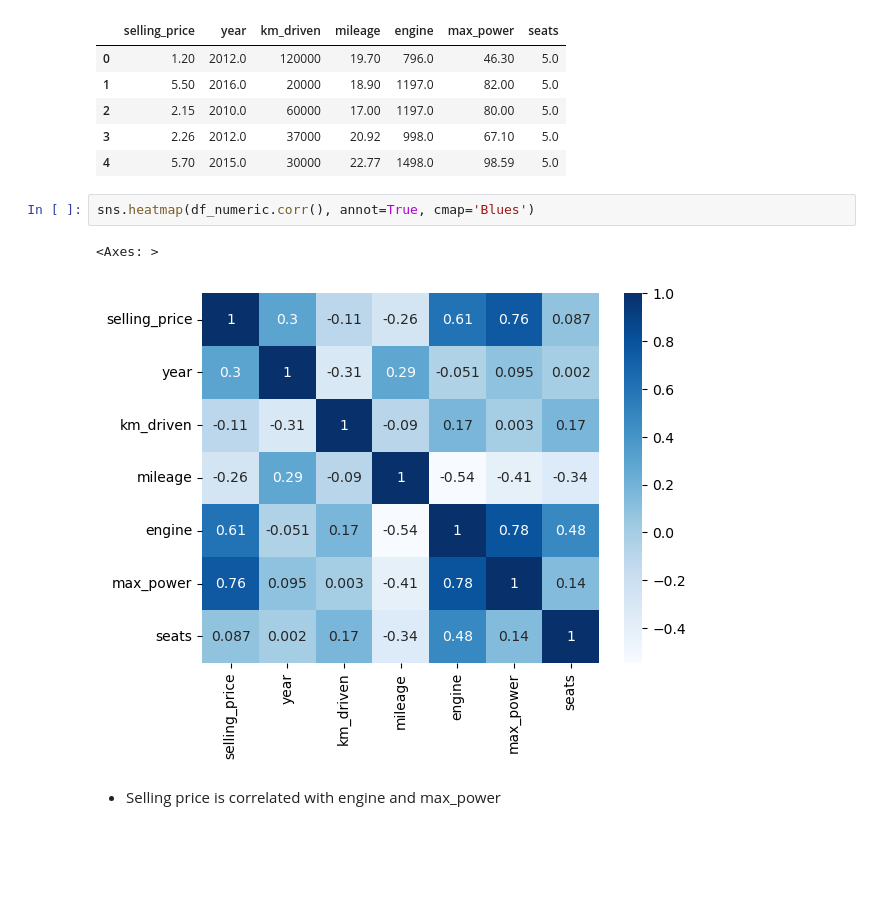
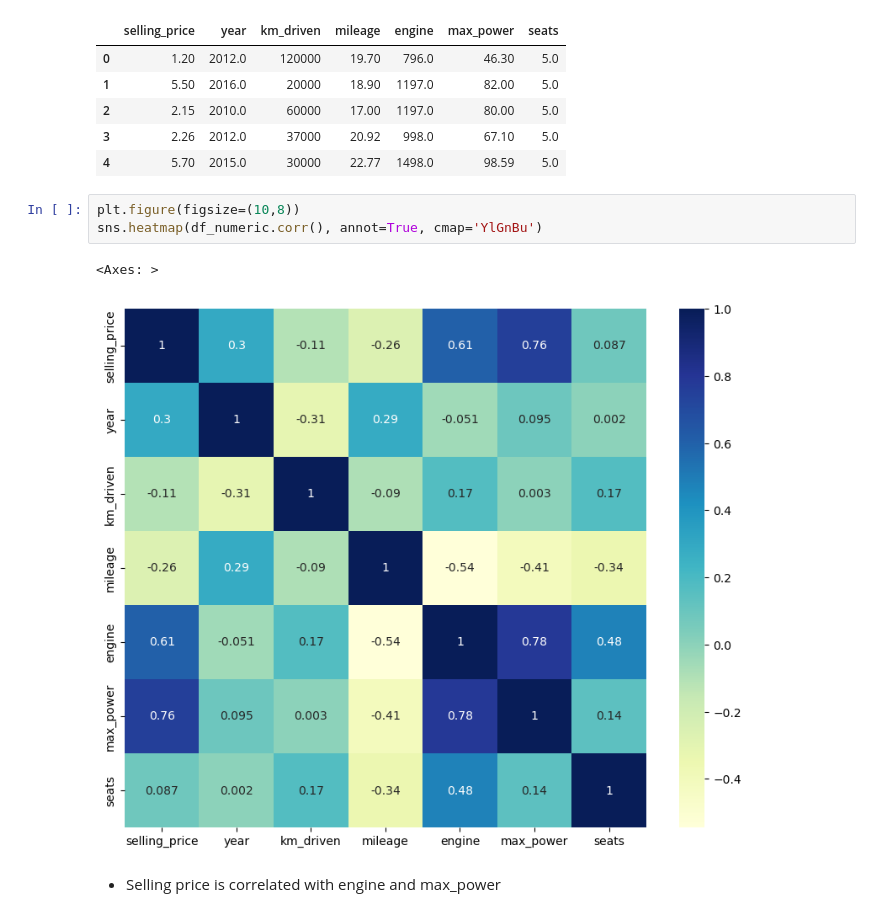
Before and after one commit to UpendraSinghRathore85/ML-Projects-Python, a Jupyter notebook: LinearRegression/01 cars24_eda .ipynb, the cells around one changed output. Cells and saved outputs as stored; diff of their text form; blank space fills up the shorter version.

```diff
--- a/LinearRegression/cars24_eda.ipynb
+++ b/LinearRegression/01 cars24_eda .ipynb
@@ -135,10 +135,11 @@ df_numeric.head()
 | 3 | 2.26 | 2012.0 | 37000 | 20.92 | 998.0 | 67.10 | 5.0 |
 | 4 | 5.70 | 2015.0 | 30000 | 22.77 | 1498.0 | 98.59 | 5.0 |
 # %%
-sns.heatmap(df_numeric.corr(), annot=True, cmap='Blues')
+plt.figure(figsize=(10,8))
+sns.heatmap(df_numeric.corr(), annot=True, cmap='YlGnBu')
 # %% [output]
 <Axes: >
-[figure, old version]
+[figure, new version]
 # %% [markdown]
 * Selling price is correlated with engine and max_power
 # %%
```
Also changed, not shown: parts of 19 cells of this notebook, 1 other file.
